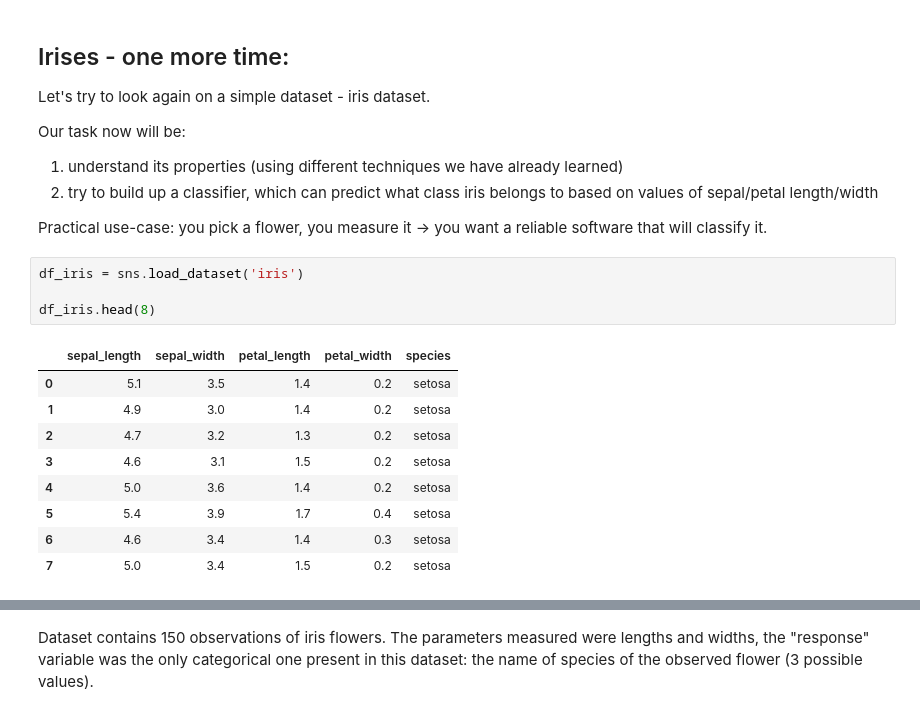
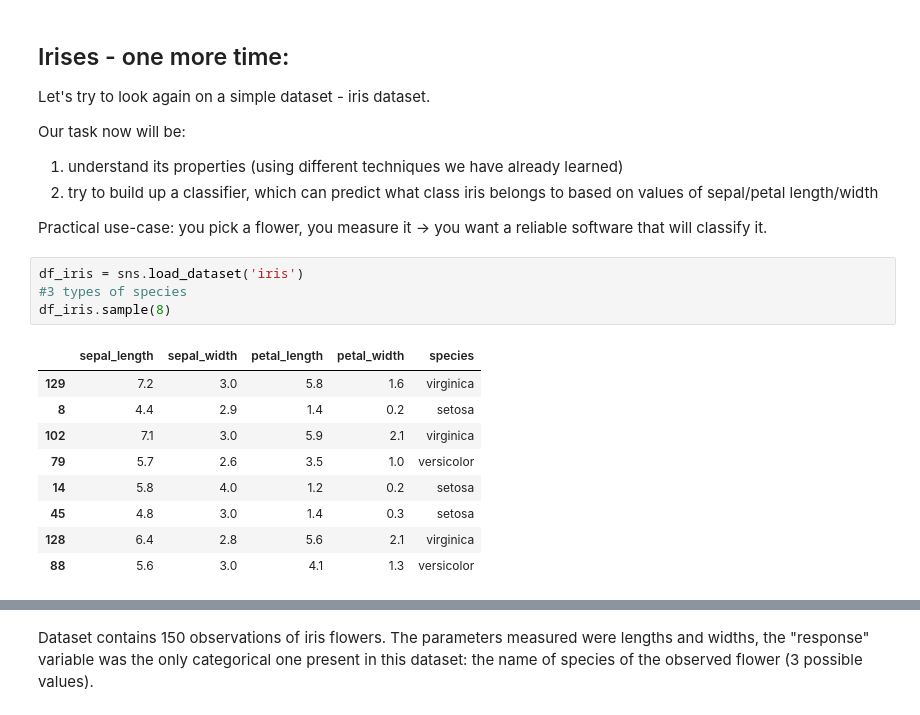
Before and after one commit to Evadacunha/2024_ells_python, a Jupyter notebook: thursday/09_lec_ml.ipynb, the cells around one changed output, grey strips where cells are left out. Saved outputs shown, nothing was run; the diff lists cells and outputs as text.

```diff
--- a/thursday/09_lec_ml.ipynb
+++ b/thursday/09_lec_ml.ipynb
@@ -561,15 +579,15 @@ Our task now will be:
 Practical use-case: you pick a flower, you measure it -> you want a reliable software that will classify it.
 # %%
 df_iris = sns.load_dataset('iris')
-
-df_iris.head(8)
+#3 types of species
+df_iris.sample(8)
 # %% [output]
 |  | sepal_length | sepal_width | petal_length | petal_width | species |
-| 0 | 5.1 | 3.5 | 1.4 | 0.2 | setosa |
-| 1 | 4.9 | 3.0 | 1.4 | 0.2 | setosa |
-| 2 | 4.7 | 3.2 | 1.3 | 0.2 | setosa |
-| 3 | 4.6 | 3.1 | 1.5 | 0.2 | setosa |
-| 4 | 5.0 | 3.6 | 1.4 | 0.2 | setosa |
-| 5 | 5.4 | 3.9 | 1.7 | 0.4 | setosa |
-| 6 | 4.6 | 3.4 | 1.4 | 0.3 | setosa |
-| 7 | 5.0 | 3.4 | 1.5 | 0.2 | setosa |
+| 129 | 7.2 | 3.0 | 5.8 | 1.6 | virginica |
+| 8 | 4.4 | 2.9 | 1.4 | 0.2 | setosa |
+| 102 | 7.1 | 3.0 | 5.9 | 2.1 | virginica |
+| 79 | 5.7 | 2.6 | 3.5 | 1.0 | versicolor |
+| 14 | 5.8 | 4.0 | 1.2 | 0.2 | setosa |
+| 45 | 4.8 | 3.0 | 1.4 | 0.3 | setosa |
+| 128 | 6.4 | 2.8 | 5.6 | 2.1 | virginica |
+| 88 | 5.6 | 3.0 | 4.1 | 1.3 | versicolor |
```
Also changed, not shown: parts of 28 cells of this notebook.
